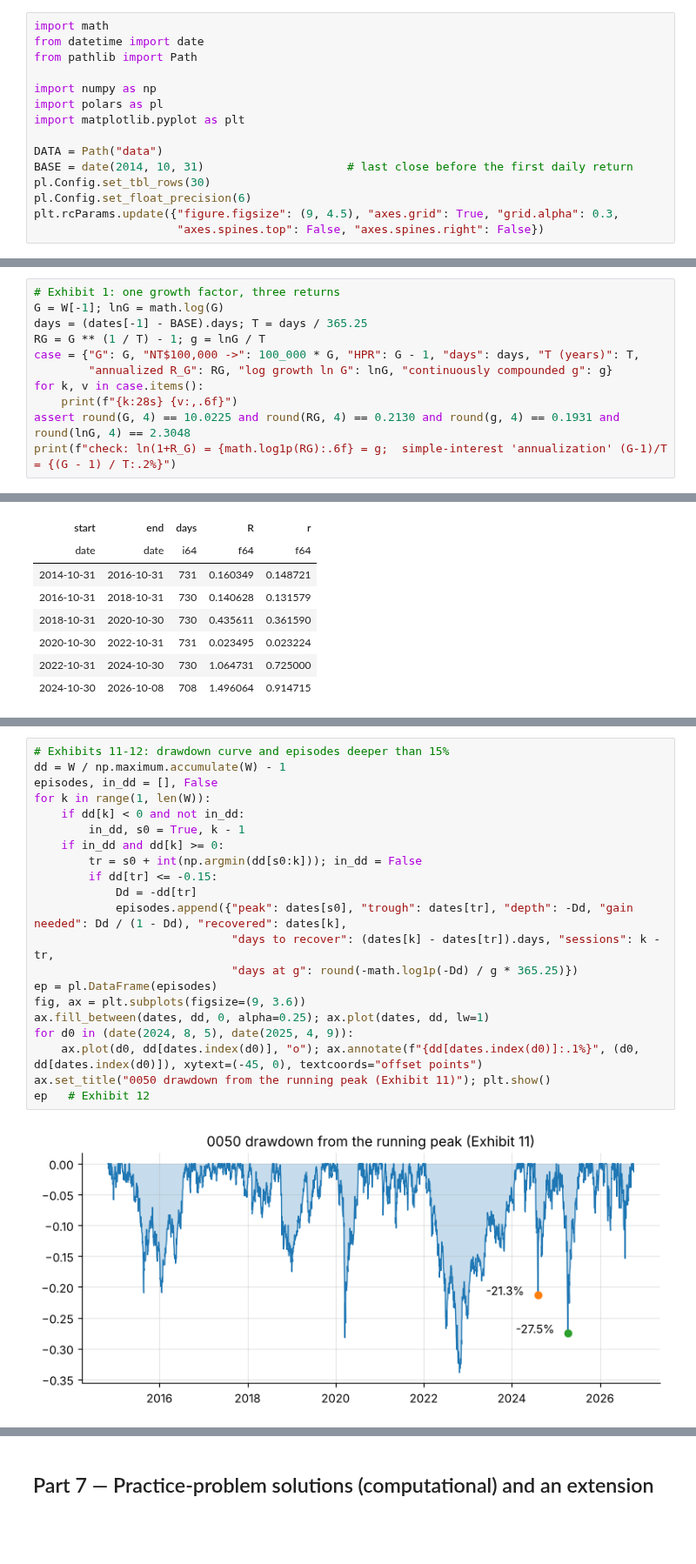
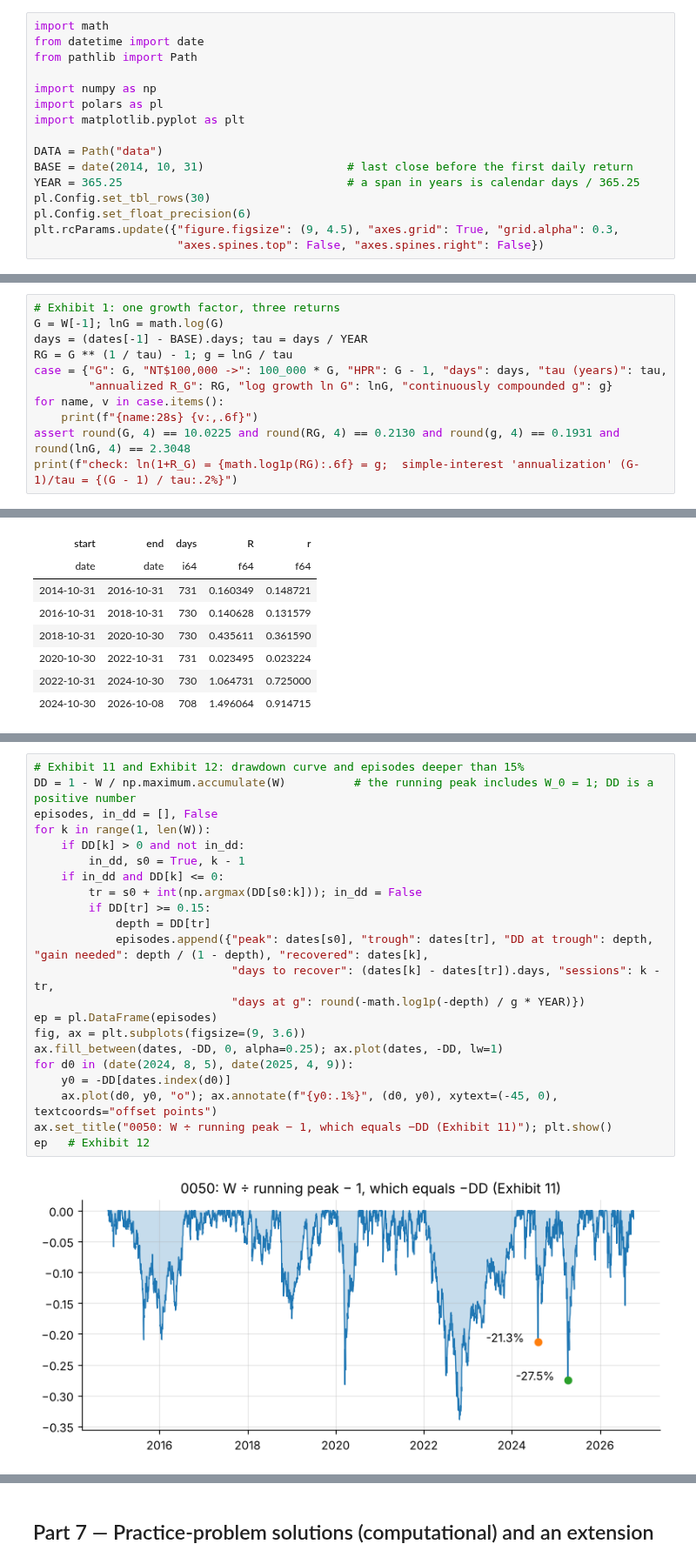
Before and after one commit to Benjamin-Teng/Quant-math-for-beginner, a Jupyter notebook: labs/LM01_lab/LM01_lab.ipynb, the cells around one changed output, grey strips where cells are left out. Shown at 87% size. Drawn from its saved outputs; the diff is of its cells as text; blank space fills up the shorter version.

```diff
--- a/labs/LM01_lab/LM01_lab.ipynb
+++ b/labs/LM01_lab/LM01_lab.ipynb
@@ -27,6 +29,7 @@ import matplotlib.pyplot as plt
 
 DATA = Path("data")
 BASE = date(2014, 10, 31)                     # last close before the first daily return
+YEAR = 365.25                                 # a span in years is calendar days / 365.25
 pl.Config.set_tbl_rows(30)
 pl.Config.set_float_precision(6)
 plt.rcParams.update({"figure.figsize": (9, 4.5), "axes.grid": True, "grid.alpha": 0.3,
@@ -82,14 +86,14 @@ growth factor: own 10.022465  aligned 10.022465
 # %%
 # Exhibit 1: one growth factor, three returns
 G = W[-1]; lnG = math.log(G)
-days = (dates[-1] - BASE).days; T = days / 365.25
-RG = G ** (1 / T) - 1; g = lnG / T
-case = {"G": G, "NT$100,000 ->": 100_000 * G, "HPR": G - 1, "days": days, "T (years)": T,
+days = (dates[-1] - BASE).days; tau = days / YEAR
+RG = G ** (1 / tau) - 1; g = lnG / tau
+case = {"G": G, "NT$100,000 ->": 100_000 * G, "HPR": G - 1, "days": days, "tau (years)": tau,
         "annualized R_G": RG, "log growth ln G": lnG, "continuously compounded g": g}
-for k, v in case.items():
-    print(f"{k:28s} {v:,.6f}")
+for name, v in case.items():
+    print(f"{name:28s} {v:,.6f}")
 assert round(G, 4) == 10.0225 and round(RG, 4) == 0.2130 and round(g, 4) == 0.1931 and round(lnG, 4) == 2.3048
-print(f"check: ln(1+R_G) = {math.log1p(RG):.6f} = g;  simple-interest 'annualization' (G-1)/T = {(G - 1) / T:.2%}")
+print(f"check: ln(1+R_G) = {math.log1p(RG):.6f} = g;  simple-interest 'annualization' (G-1)/tau = {(G - 1) / tau:.2%}")
 # %% [output]
 G                            10.022465
 NT$100,000 ->                1,002,246.510286
@@ -368,26 +396,27 @@ shape: (7, 5)
 | 0.750000 | 3.000000 | 1.386294 | 18.012937 | 7.179811 |
 | 0.900000 | 9.000000 | 2.302585 | 29.918840 | 11.925407 |
 # %%
-# Exhibits 11-12: drawdown curve and episodes deeper than 15%
-dd = W / np.maximum.accumulate(W) - 1
+# Exhibit 11 and Exhibit 12: drawdown curve and episodes deeper than 15%
+DD = 1 - W / np.maximum.accumulate(W)          # the running peak includes W_0 = 1; DD is a positive number
 episodes, in_dd = [], False
 for k in range(1, len(W)):
-    if dd[k] < 0 and not in_dd:
+    if DD[k] > 0 and not in_dd:
         in_dd, s0 = True, k - 1
-    if in_dd and dd[k] >= 0:
-        tr = s0 + int(np.argmin(dd[s0:k])); in_dd = False
-        if dd[tr] <= -0.15:
-            Dd = -dd[tr]
-            episodes.append({"peak": dates[s0], "trough": dates[tr], "depth": -Dd, "gain needed": Dd / (1 - Dd), "recovered": dates[k],
+    if in_dd and DD[k] <= 0:
+        tr = s0 + int(np.argmax(DD[s0:k])); in_dd = False
+        if DD[tr] >= 0.15:
+            depth = DD[tr]
+            episodes.append({"peak": dates[s0], "trough": dates[tr], "DD at trough": depth, "gain needed": depth / (1 - depth), "recovered": dates[k],
                              "days to recover": (dates[k] - dates[tr]).days, "sessions": k - tr,
-                             "days at g": round(-math.log1p(-Dd) / g * 365.25)})
+                             "days at g": round(-math.log1p(-depth) / g * YEAR)})
 ep = pl.DataFrame(episodes)
 fig, ax = plt.subplots(figsize=(9, 3.6))
-ax.fill_between(dates, dd, 0, alpha=0.25); ax.plot(dates, dd, lw=1)
+ax.fill_between(dates, -DD, 0, alpha=0.25); ax.plot(dates, -DD, lw=1)
 for d0 in (date(2024, 8, 5), date(2025, 4, 9)):
-    ax.plot(d0, dd[dates.index(d0)], "o"); ax.annotate(f"{dd[dates.index(d0)]:.1%}", (d0, dd[dates.index(d0)]), xytext=(-45, 0), textcoords="offset points")
-ax.set_title("0050 drawdown from the running peak (Exhibit 11)"); plt.show()
+    y0 = -DD[dates.index(d0)]
+    ax.plot(d0, y0, "o"); ax.annotate(f"{y0:.1%}", (d0, y0), xytext=(-45, 0), textcoords="offset points")
+ax.set_title("0050: W ÷ running peak − 1, which equals −DD (Exhibit 11)"); plt.show()
 ep   # Exhibit 12
 # %% [output]
-[figure, old version]
+[figure, new version]
 shape: (7, 8)
```
Also changed, not shown: parts of 27 cells of this notebook, 19 other files.
